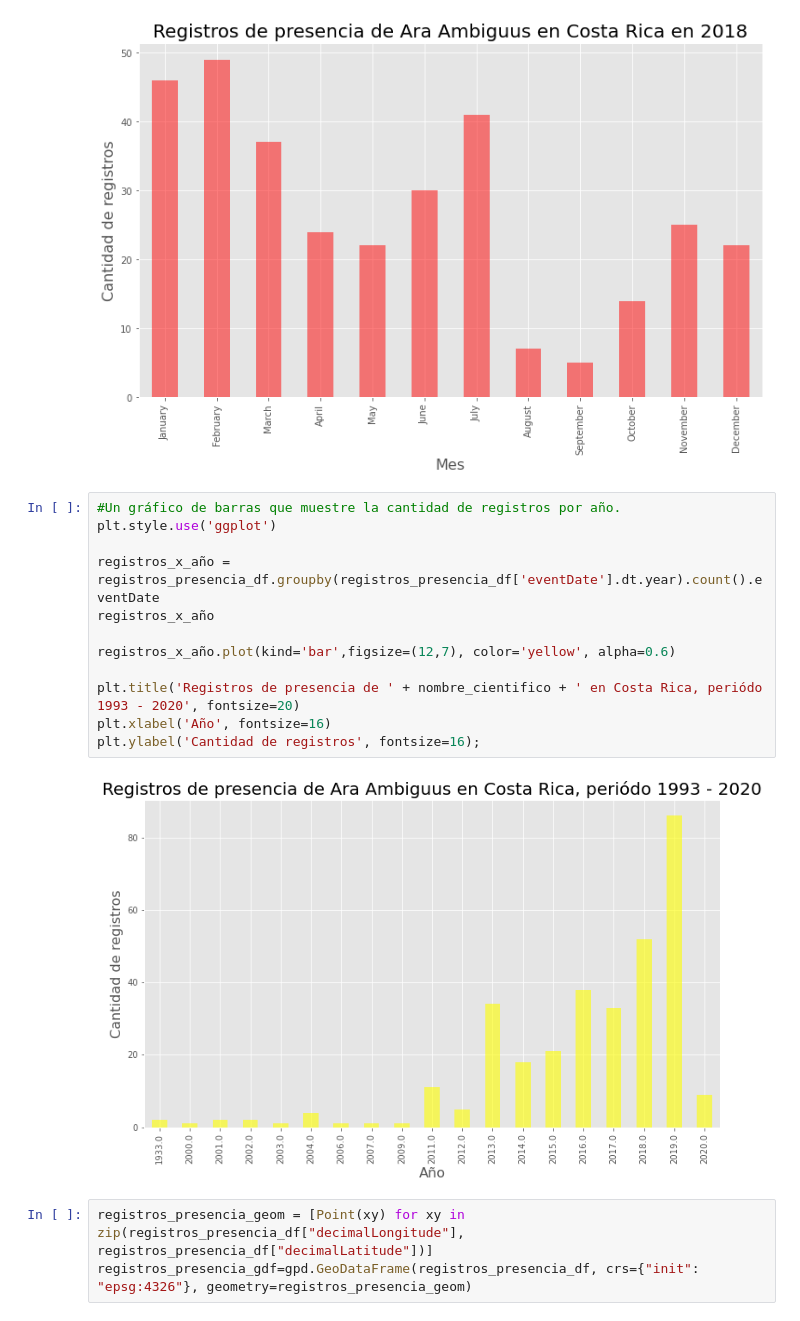
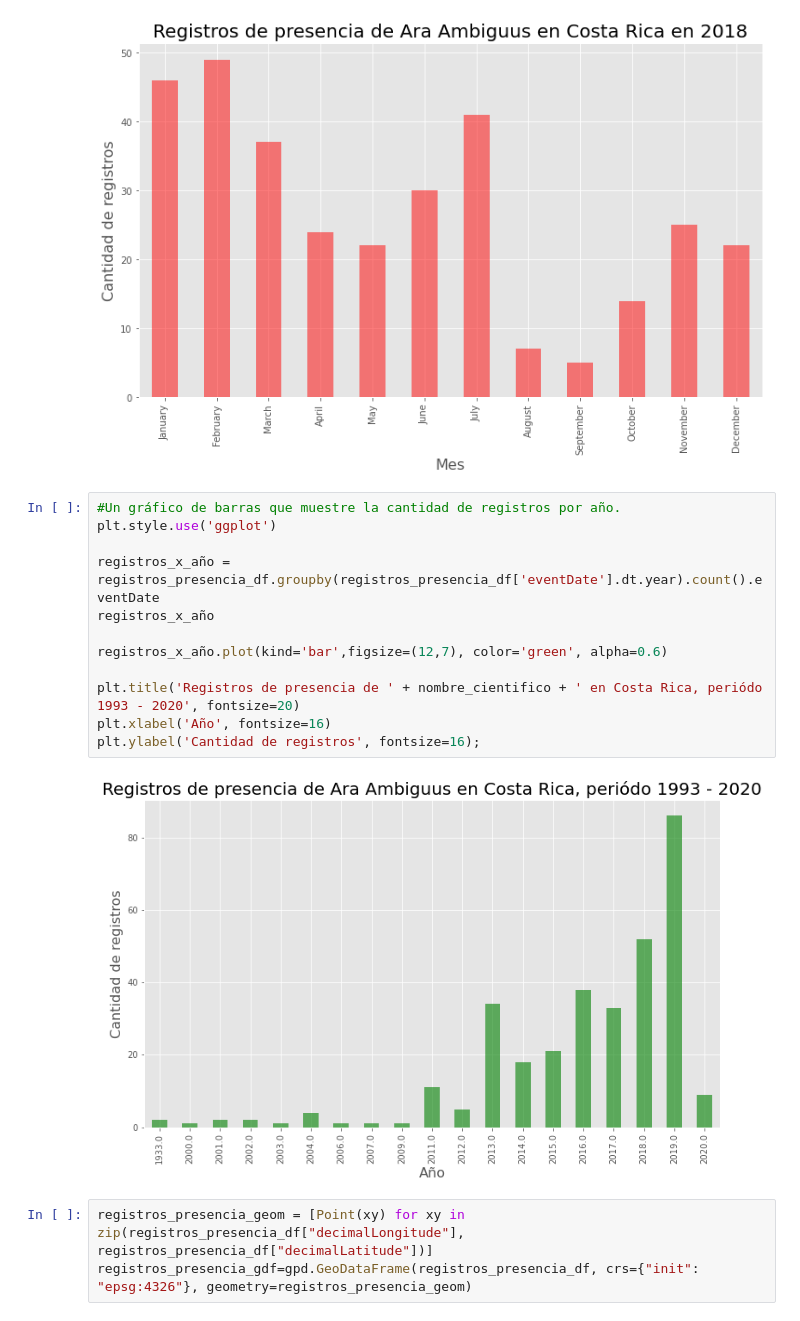
Before and after one commit to Andre9424/tarea4, a Jupyter notebook: Tarea4.ipynb, the cells around one changed output. Saved outputs shown, nothing was run; the diff lists cells and outputs as text.

```diff
--- a/Tarea4.ipynb
+++ b/Tarea4.ipynb
@@ -38,17 +38,17 @@ plt.ylabel('Cantidad de registros', fontsize=16);
 # %%
 #Un gráfico de barras que muestre la cantidad de registros por año.
 plt.style.use('ggplot')
 
 registros_x_año = registros_presencia_df.groupby(registros_presencia_df['eventDate'].dt.year).count().eventDate
 registros_x_año
 
-registros_x_año.plot(kind='bar',figsize=(12,7), color='yellow', alpha=0.6)
+registros_x_año.plot(kind='bar',figsize=(12,7), color='green', alpha=0.6)
 
 plt.title('Registros de presencia de ' + nombre_cientifico + ' en Costa Rica, periódo 1993 - 2020', fontsize=20)
 plt.xlabel('Año', fontsize=16)
 plt.ylabel('Cantidad de registros', fontsize=16);
 # %% [output]
-[figure, old version]
+[figure, new version]
 # %%
 registros_presencia_geom = [Point(xy) for xy in zip(registros_presencia_df["decimalLongitude"], registros_presencia_df["decimalLatitude"])]
 registros_presencia_gdf=gpd.GeoDataFrame(registros_presencia_df, crs={"init": "epsg:4326"}, geometry=registros_presencia_geom)
```
